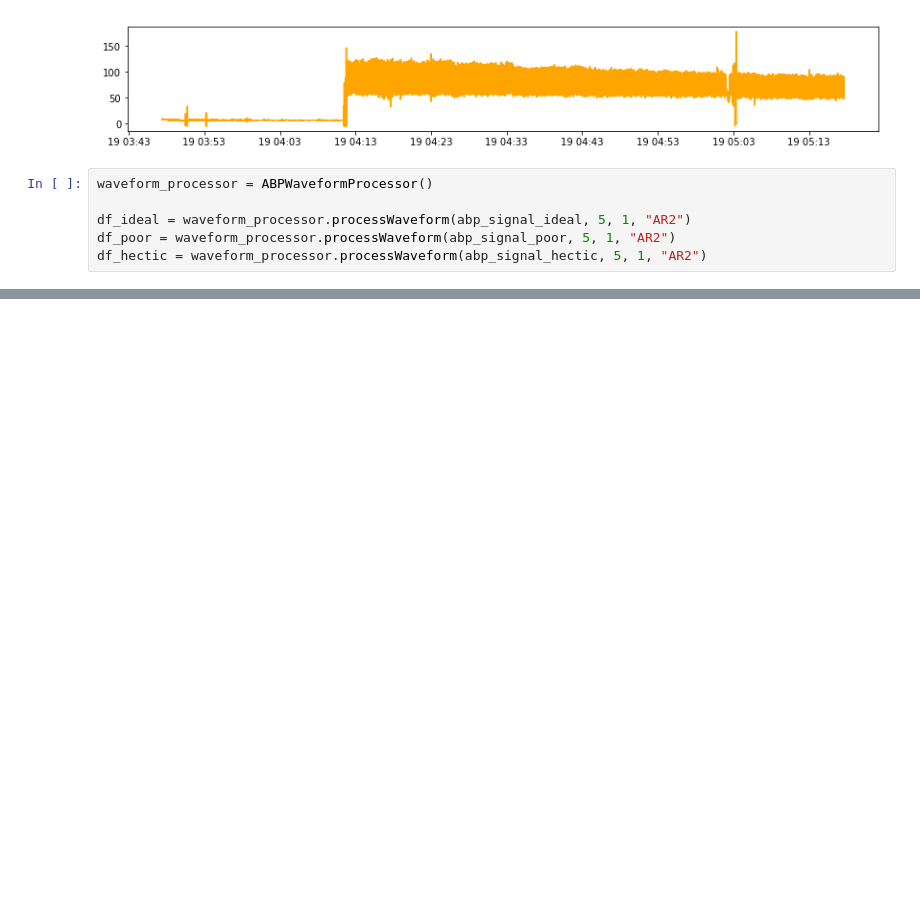
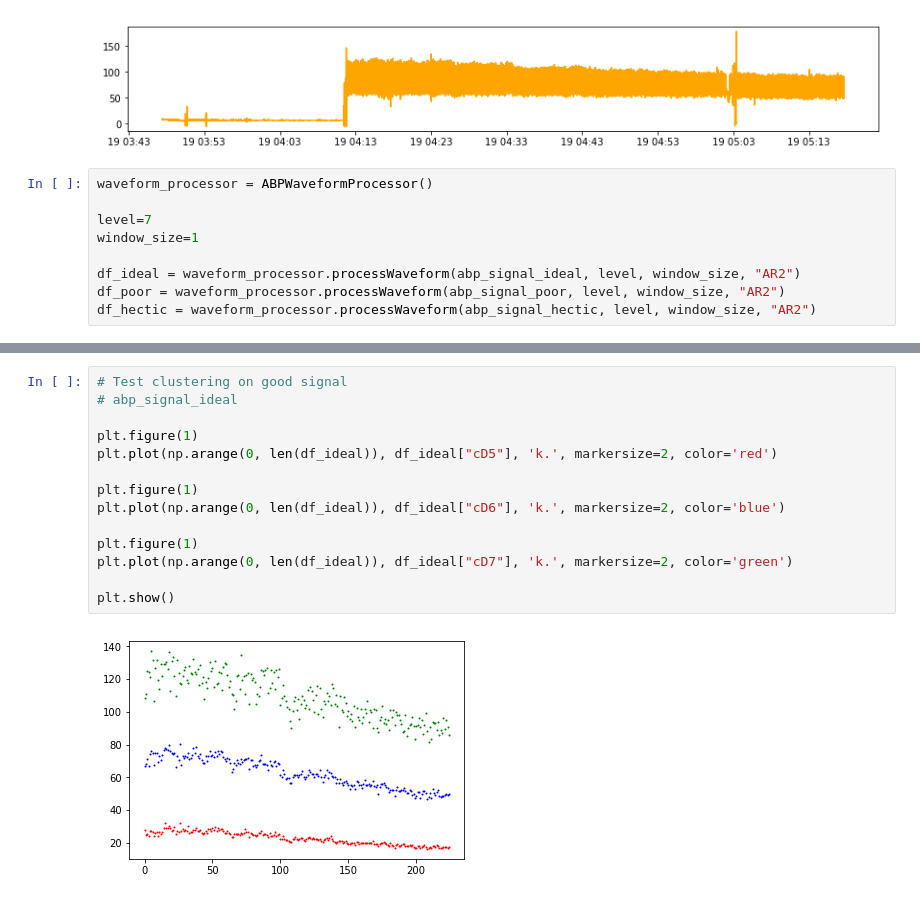
Before and after one commit to CONDUITlab/abp, a Jupyter notebook: Raw_Data.ipynb, the cells around one changed output, grey strips where cells are left out. Cells and saved outputs as stored; diff of their text form; blank space fills up the shorter version.

```diff
--- a/Raw_Data.ipynb
+++ b/Raw_Data.ipynb
@@ -128,9 +125,12 @@ plt.show()
 # %%
 waveform_processor = ABPWaveformProcessor()
 
-df_ideal = waveform_processor.processWaveform(abp_signal_ideal, 5, 1, "AR2")
-df_poor = waveform_processor.processWaveform(abp_signal_poor, 5, 1, "AR2")
-df_hectic = waveform_processor.processWaveform(abp_signal_hectic, 5, 1, "AR2")
+level=7
+window_size=1
+
+df_ideal = waveform_processor.processWaveform(abp_signal_ideal, level, window_size, "AR2")
+df_poor = waveform_processor.processWaveform(abp_signal_poor, level, window_size, "AR2")
+df_hectic = waveform_processor.processWaveform(abp_signal_hectic, level, window_size, "AR2")
 # %%
 colors = ["red", "olive", "darkred", "goldenrod", "skyblue", "orange", "salmon"]
 
@@ -218 +222,17 @@ plt.show()
 [figure]
+# %%
+# Test clustering on good signal
+# abp_signal_ideal
+
+plt.figure(1)
+plt.plot(np.arange(0, len(df_ideal)), df_ideal["cD5"], 'k.', markersize=2, color='red')
+
+plt.figure(1)
+plt.plot(np.arange(0, len(df_ideal)), df_ideal["cD6"], 'k.', markersize=2, color='blue')
+
+plt.figure(1)
+plt.plot(np.arange(0, len(df_ideal)), df_ideal["cD7"], 'k.', markersize=2, color='green')
+
+plt.show()
+# %% [output]
+[figure, added]
```
Also changed, not shown: parts of 8 cells of this notebook, 2 other files.
